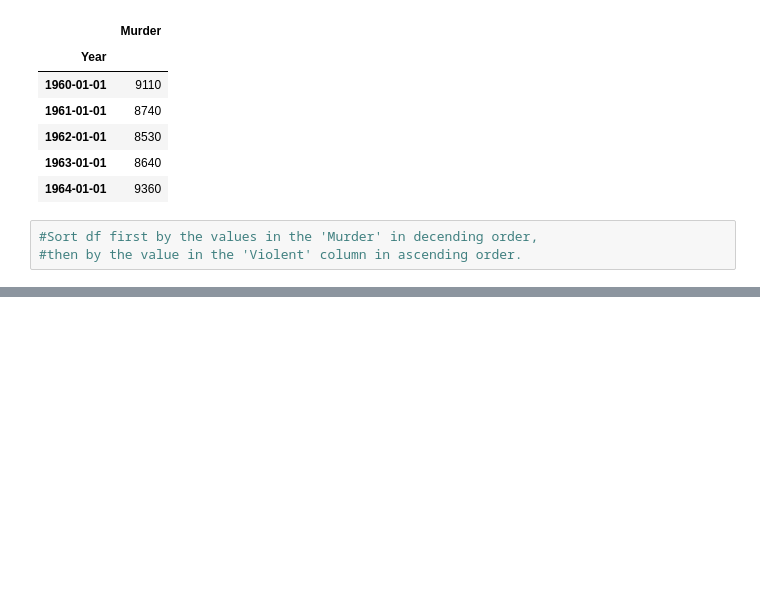
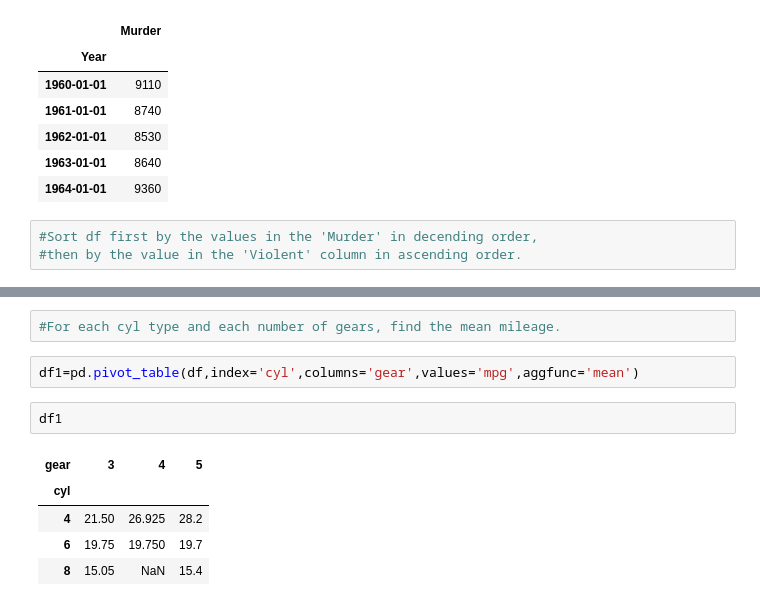
Before and after one commit to KrishnaDesai16/ML-DL, a Jupyter notebook: practice/pandas1.ipynb, the cells around one changed output, grey strips where cells are left out. Cells and saved outputs as stored; diff of their text form; blank space fills up the shorter version.

```diff
--- a/practice/pandas1.ipynb
+++ b/practice/pandas1.ipynb
@@ -423,0 +445,12 @@ df.head()
+# %%
+#For each cyl type and each number of gears, find the mean mileage.
+# %%
+df1=pd.pivot_table(df,index='cyl',columns='gear',values='mpg',aggfunc='mean')
+# %%
+df1
+# %% [output]
+| gear | 3 | 4 | 5 |
+| cyl |  |  |  |
+| 4 | 21.50 | 26.925 | 28.2 |
+| 6 | 19.75 | 19.750 | 19.7 |
+| 8 | 15.05 | NaN | 15.4 |
```
Also changed, not shown: parts of 3 cells of this notebook.
